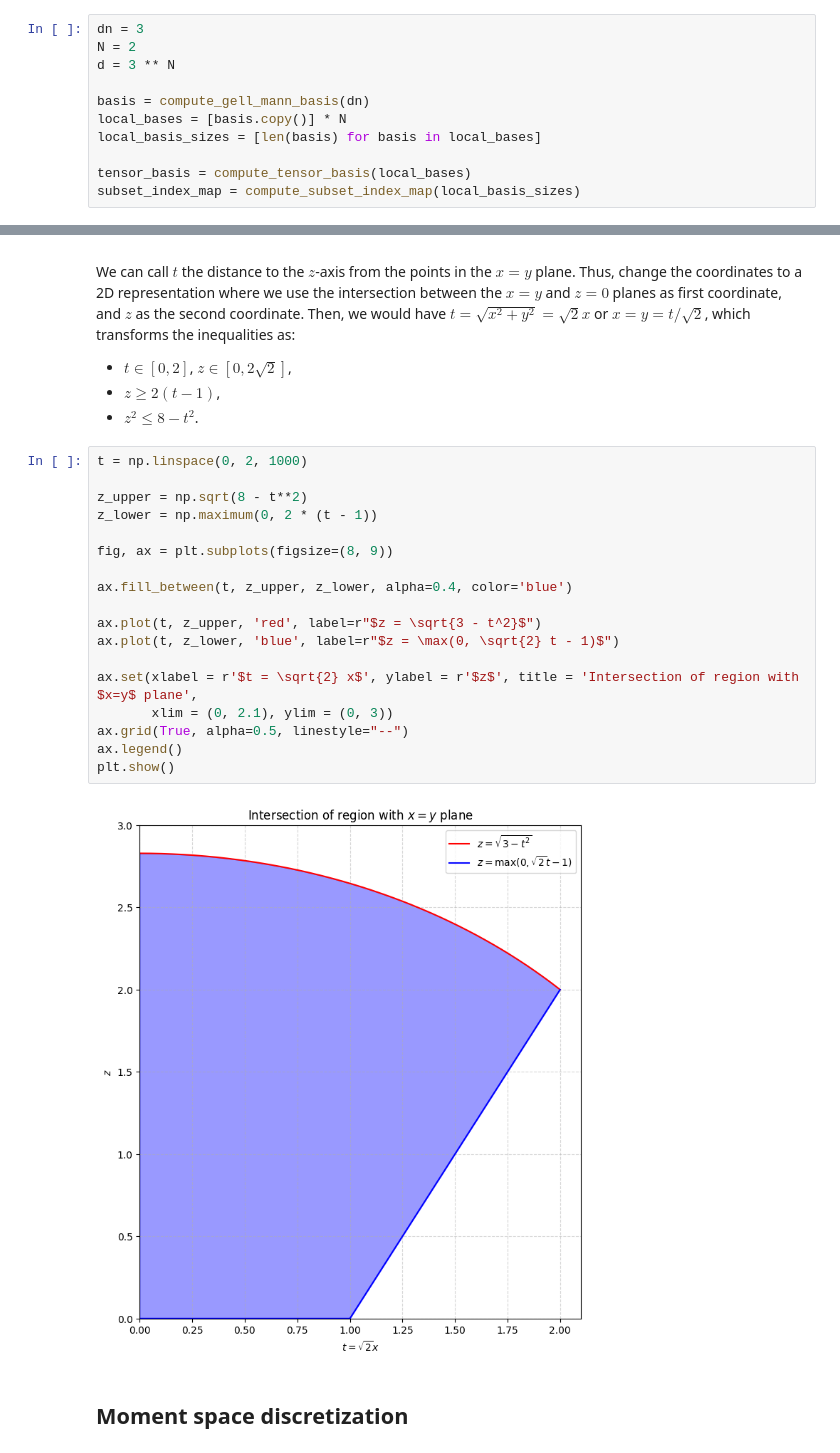
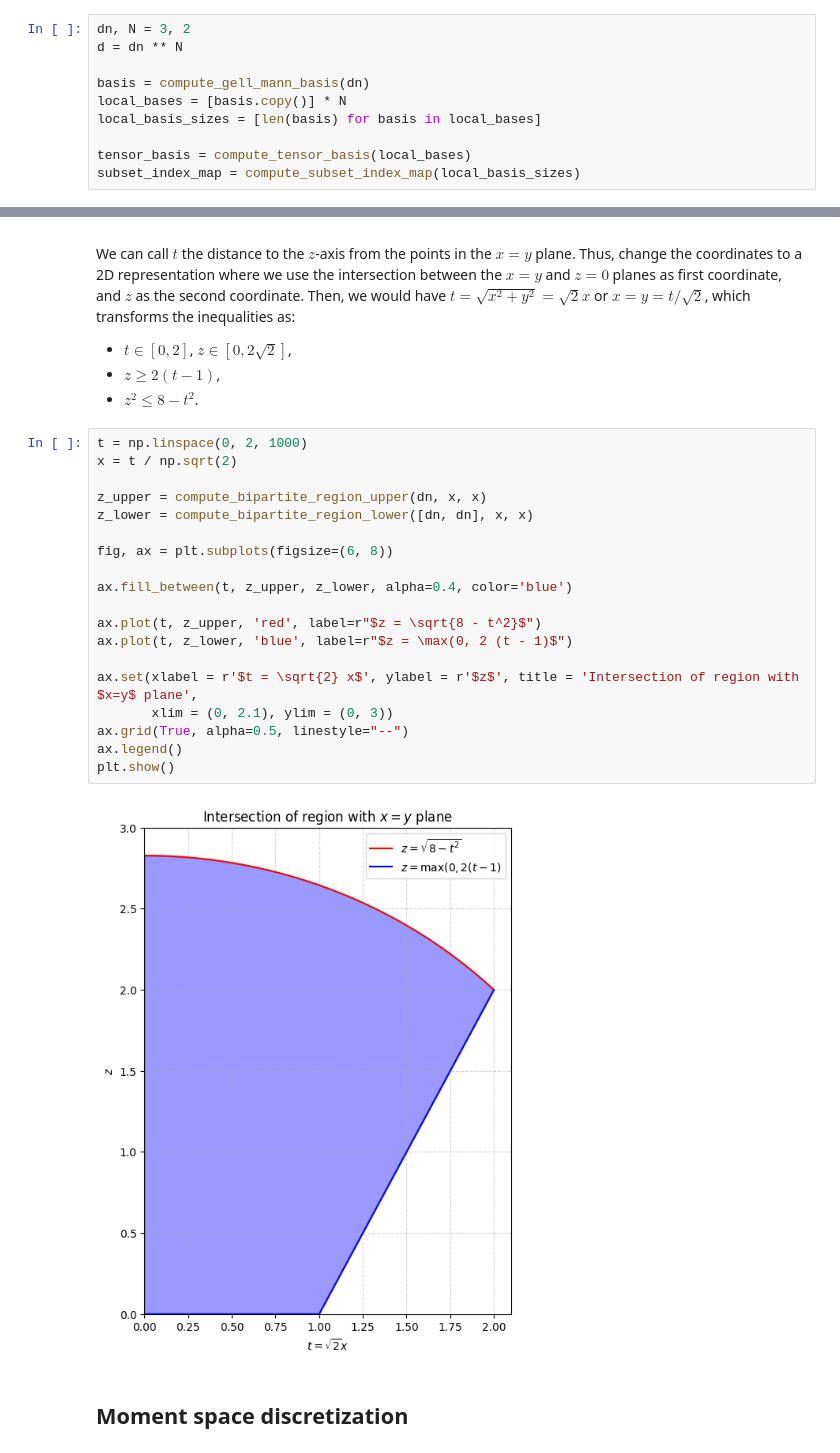
Before and after one commit to Garcia-Velo/-2024--bloch-lengths, a Jupyter notebook: notebooks/experiments/two_qutrits/polytope.ipynb, the cells around one changed output, grey strips where cells are left out. Drawn from its saved outputs; the diff is of its cells as text.

```diff
--- a/notebooks/experiments/two_qutrits/polytope.ipynb
+++ b/notebooks/experiments/two_qutrits/polytope.ipynb
@@ -54,9 +54,8 @@ In general, the 3D region explored consits of a subset of $\mathbb R^3$ that sat
 - $z \ge \sqrt2 (x + y) - 2$,
 - $z^2 \le 8 + 2 (x^2 + y^2) - 6xy - 3 \sqrt6 |x - y|$.
 # %%
-dn = 3
-N = 2
-d = 3 ** N
+dn, N = 3, 2
+d = dn ** N
 
 basis = compute_gell_mann_basis(dn)
 local_bases = [basis.copy()] * N
@@ -80,24 +79,25 @@ We can call $t$ the distance to the $z$-axis from the points in the $x=y$ plane.
 - $z^2 \le 8 - t^2$.
 # %%
 t = np.linspace(0, 2, 1000)
+x = t / np.sqrt(2)
 
-z_upper = np.sqrt(8 - t**2)
-z_lower = np.maximum(0, 2 * (t - 1))
+z_upper = compute_bipartite_region_upper(dn, x, x)
+z_lower = compute_bipartite_region_lower([dn, dn], x, x)
 
-fig, ax = plt.subplots(figsize=(8, 9))
+fig, ax = plt.subplots(figsize=(6, 8))
 
 ax.fill_between(t, z_upper, z_lower, alpha=0.4, color='blue')
 
-ax.plot(t, z_upper, 'red', label=r"$z = \sqrt{3 - t^2}$")
-ax.plot(t, z_lower, 'blue', label=r"$z = \max(0, \sqrt{2} t - 1)$")
+ax.plot(t, z_upper, 'red', label=r"$z = \sqrt{8 - t^2}$")
+ax.plot(t, z_lower, 'blue', label=r"$z = \max(0, 2 (t - 1)$")
 
 ax.set(xlabel = r'$t = \sqrt{2} x$', ylabel = r'$z$', title = 'Intersection of region with $x=y$ plane',
        xlim = (0, 2.1), ylim = (0, 3))
 ax.grid(True, alpha=0.5, linestyle="--")
 ax.legend()
 plt.show()
 # %% [output]
-[figure, old version]
+[figure, new version]
 # %% [markdown]
 ## Moment space discretization
 # %%
```
Also changed, not shown: parts of 10 cells of this notebook, 10 other files.
